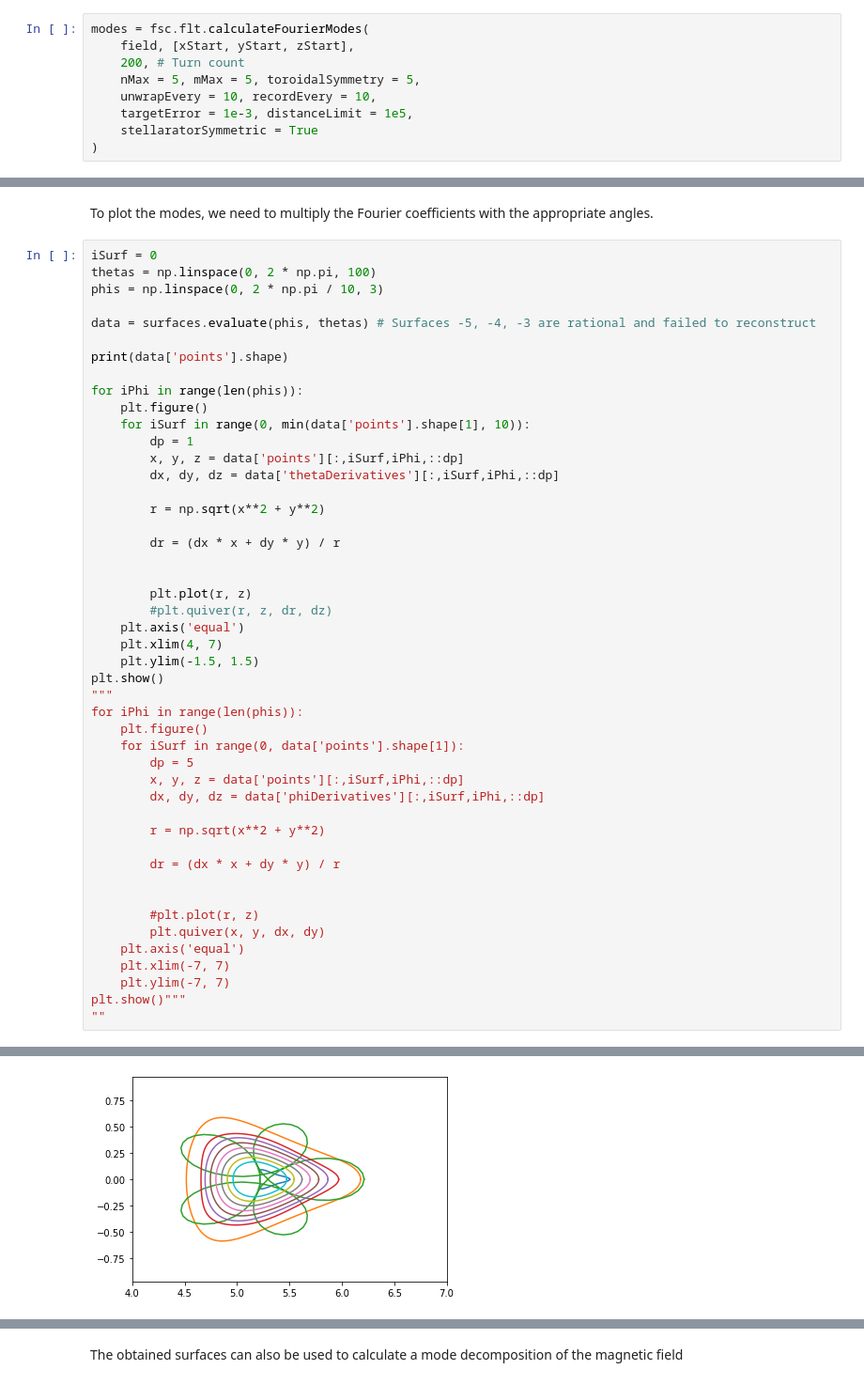
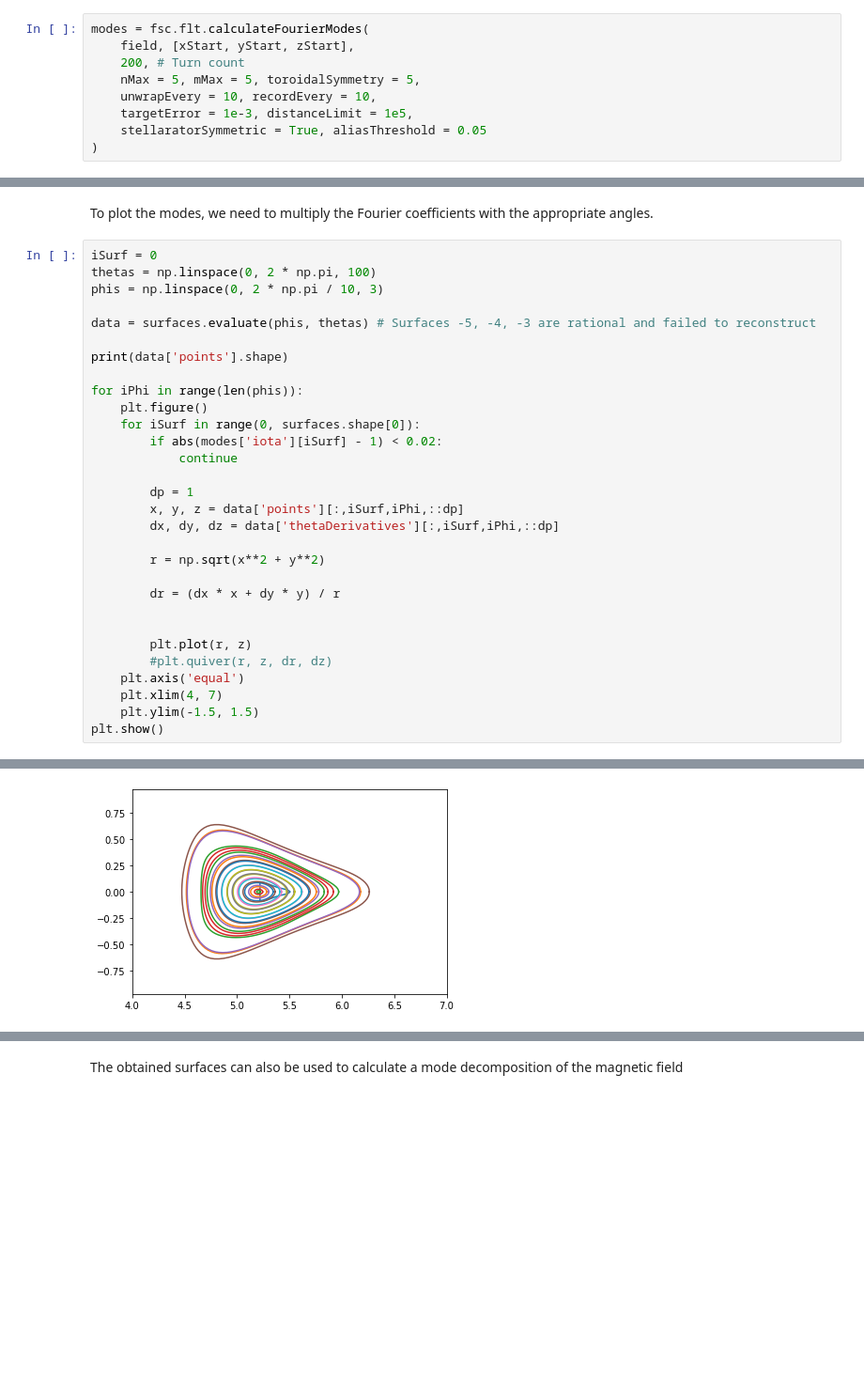
Before and after one commit to alexrobomind/fusionsc, a Jupyter notebook: src/docs/howto/CalculateIota.ipynb, the cells around one changed output, grey strips where cells are left out. Shown at 94% size. Saved outputs shown, nothing was run; the diff lists cells and outputs as text; blank space fills up the shorter version.

```diff
--- a/src/docs/howto/CalculateIota.ipynb
+++ b/src/docs/howto/CalculateIota.ipynb
@@ -57,7 +57,7 @@ modes = fsc.flt.calculateFourierModes(
     nMax = 5, mMax = 5, toroidalSymmetry = 5,
     unwrapEvery = 10, recordEvery = 10,
     targetError = 1e-3, distanceLimit = 1e5,
-    stellaratorSymmetric = True
+    stellaratorSymmetric = True, aliasThreshold = 0.05
 )
 # %% [markdown]
 The modes are returned with a dict containing rotational transform and the Fourier expansion of the modes, as well as an encoding of the result as a FourierSurfaces object that can also be used in VMEC inputs.
@@ -127,7 +127,10 @@ print(data['points'].shape)
 
 for iPhi in range(len(phis)):
     plt.figure()
-    for iSurf in range(0, min(data['points'].shape[1], 10)):
+    for iSurf in range(0, surfaces.shape[0]):
+        if abs(modes['iota'][iSurf] - 1) < 0.02:
+            continue
+
         dp = 1
         x, y, z = data['points'][:,iSurf,iPhi,::dp]
         dx, dy, dz = data['thetaDerivatives'][:,iSurf,iPhi,::dp]
@@ -143,25 +146,5 @@ for iPhi in range(len(phis)):
     plt.xlim(4, 7)
     plt.ylim(-1.5, 1.5)
 plt.show()
-"""
-for iPhi in range(len(phis)):
-    plt.figure()
-    for iSurf in range(0, data['points'].shape[1]):
-        dp = 5
-        x, y, z = data['points'][:,iSurf,iPhi,::dp]
-        dx, dy, dz = data['phiDerivatives'][:,iSurf,iPhi,::dp]
-
-        r = np.sqrt(x**2 + y**2)
-
-        dr = (dx * x + dy * y) / r
-
-
-        #plt.plot(r, z)
-        plt.quiver(x, y, dx, dy)
-    plt.axis('equal')
-    plt.xlim(-7, 7)
-    plt.ylim(-7, 7)
-plt.show()"""
-""
 # %% [output]
 (3, 30, 3, 100)
@@ -170 +153 @@ plt.show()"""
-[figure, old version]
+[figure, new version]
```
Also changed, not shown: parts of 4 cells of this notebook, 1 other file.
